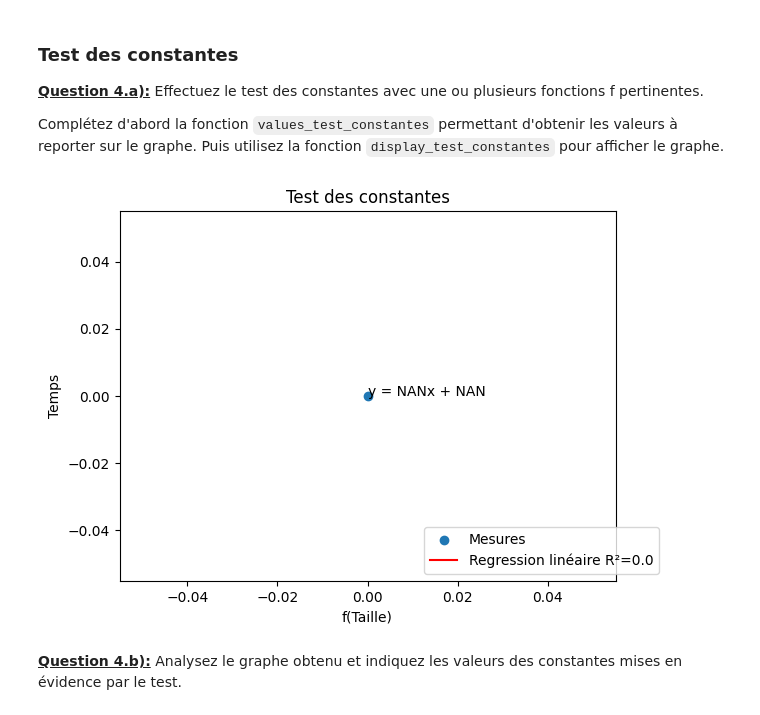
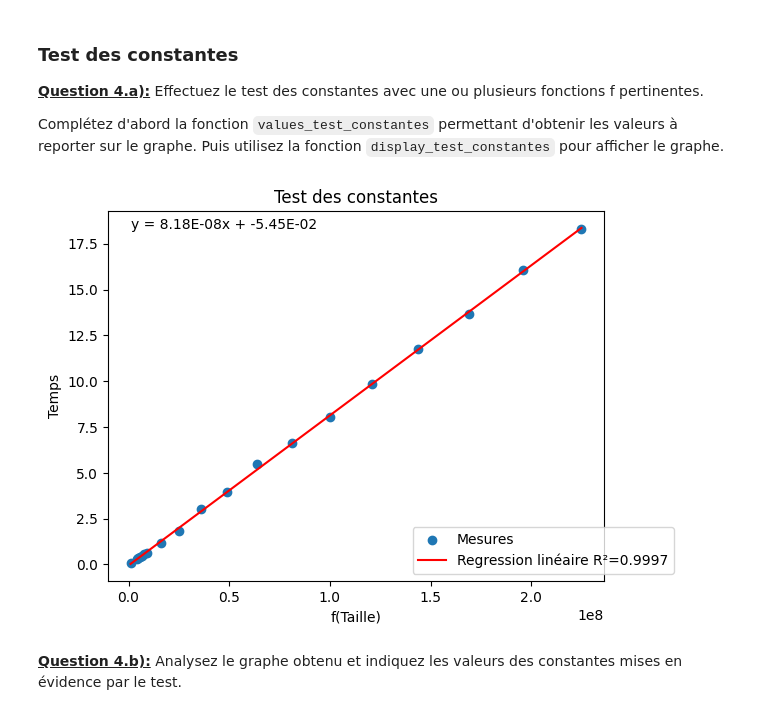
Before and after one commit to simden012/INF8775_Labs, a Jupyter notebook: TP1/TP1-H24.ipynb, the cells around one changed output. Cells and saved outputs as stored; diff of their text form; code cells hidden in the pictures.

Commit message:
feat: graphs pour partie 1:

```diff
--- a/TP1/TP1-H24.ipynb
+++ b/TP1/TP1-H24.ipynb
@@ -322,6 +322,6 @@ verification_plot(example_buildings, skyline_bruteforce(example_buildings))
 ### Mesures
 # %%
 # TODO: Utilisez un de vos matricules comme graine et une liste de tailles judicieusement choisies
-dataset = get_dataset(2152269, [10])
+dataset = get_dataset(2152269, [1000, 2000, 2200, 2400, 2600, 2800, 3000, 4000, 5000, 6000, 7000, 8000, 9000, 10000, 11000, 12000, 13000, 14000, 15000])
 dataset
 # %% [output]
@@ -386,13 +427,13 @@ Complétez d'abord la fonction `values_test_rapport` permettant d'obtenir les va
 def values_test_rapport(measures, f):
     return {
         # TODO: calculez les valeurs x:y pour le test du rapport
-        0 : 0
+        size : (measure / f(size))
         for size, measure in measures.items()
     }
 
 # TODO: definissez f judicieusement
 def f(x):
-    return 0
+    return x**2
 
 display_test_rapport(values_test_rapport(measures_bruteforce, f))
 # %% [output]
@@ -408,18 +449,18 @@ Complétez d'abord la fonction `values_test_constantes` permettant d'obtenir les
 # %%
 def values_test_constantes(measures, f):
     return {
         # TODO: calculez les valeurs x:y pour le test du rapport
-        0 : 0
+        f(size) : measure
         for size, measure in measures.items()
     }
 
 # TODO: définissez f judicieusement
 def f(x):
-    return 0
+    return x**2
 
 display_test_constantes(values_test_constantes(measures_bruteforce, f))
 # %% [output]
-[figure, old version]
+[figure, new version]
 # %% [markdown]
 <u>**Question 4.b):**</u> Analysez le graphe obtenu et indiquez les valeurs des constantes mises en évidence par le test.
 # %% [markdown]
```
Also changed, not shown: parts of 7 cells of this notebook.
